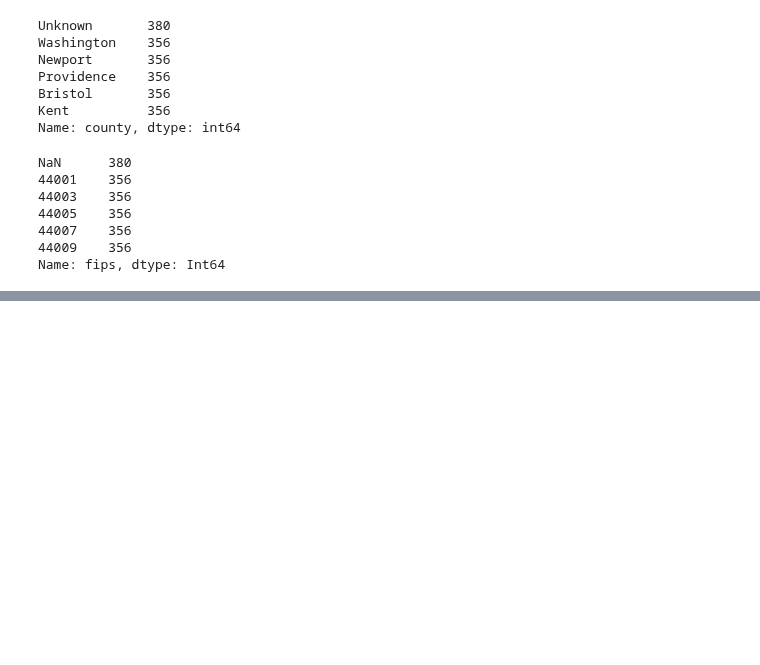
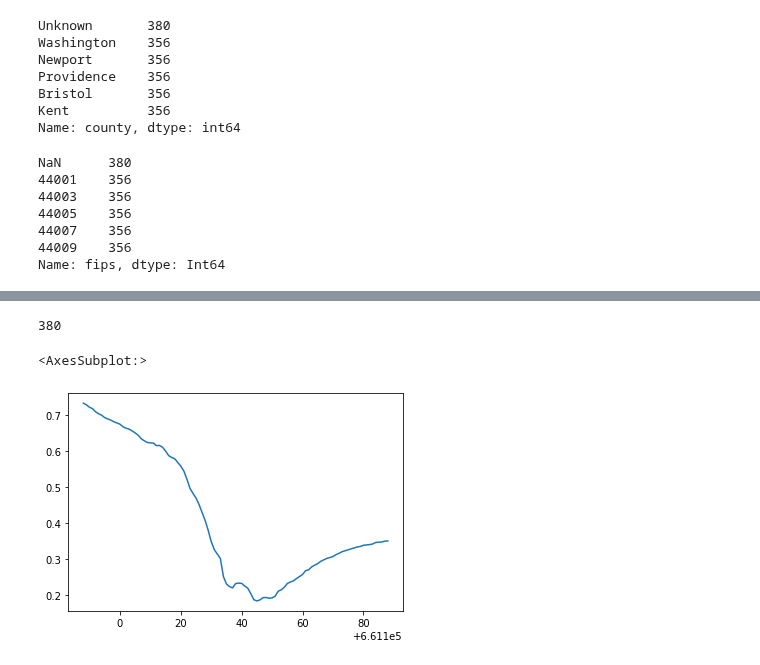
Before and after one commit to severine-baudry/capstone_data_engineer, a Jupyter notebook: covid_corr_weather.ipynb, the cells around one changed output, grey strips where cells are left out. Drawn from its saved outputs; the diff is of its cells as text; code cells hidden in the pictures; blank space fills up the shorter version.

```diff
--- a/covid_corr_weather.ipynb
+++ b/covid_corr_weather.ipynb
@@ -290,0 +331,3 @@ Name: fips, dtype: Int64
+# %%
+nyc = nyt[ nyt["county"] == "New York City"]
+nyc
@@ -290,0 +348,14 @@ Name: fips, dtype: Int64
+# %%
+nyc.set_index("date", inplace = True)
+# %%
+l = len(nyc)
+l
+# %% [output]
+380
+# %%
+corr_deaths_days = nyc["daily_deaths"].rolling( l -100).corr( nyc["daily_cases"])
+# %%
+corr_deaths_days.plot()
+# %% [output]
+<AxesSubplot:>
+[figure, added]
```
Also changed, not shown: parts of 14 cells of this notebook.
